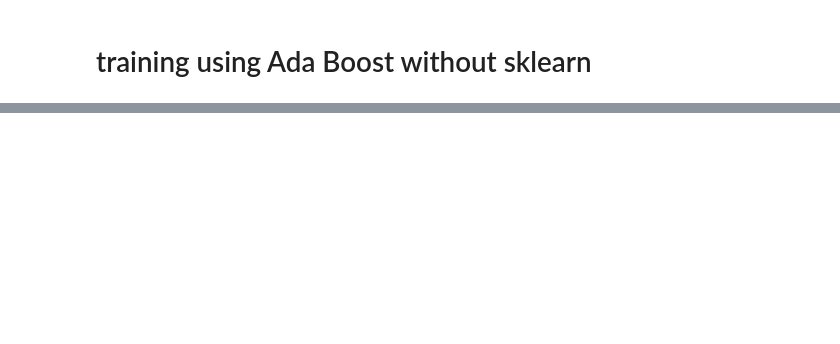
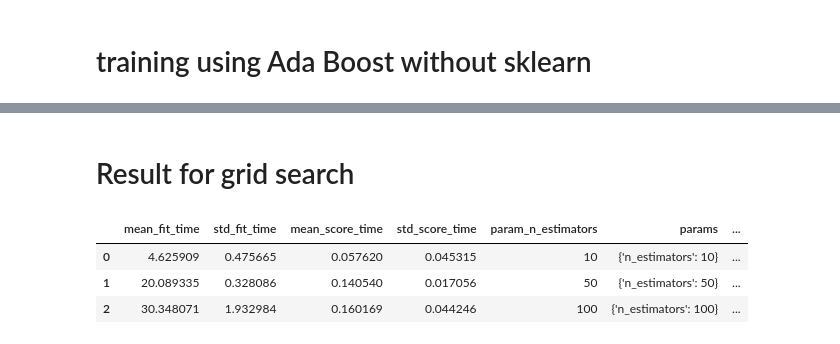
Before and after one commit to Alih111/M.L-smokers-dataset-, a Jupyter notebook: Ensembles.ipynb, the cells around one changed output, grey strips where cells are left out. Drawn from its saved outputs; the diff is of its cells as text; code cells hidden in the pictures; blank space fills up the shorter version.

```diff
--- a/Ensembles.ipynb
+++ b/Ensembles.ipynb
@@ -97,0 +224,10 @@ X_train, X_test, y_train, y_test = train_test_split(X, y, stratify=y, random_sta
+# %%
+from sklearn.model_selection import train_test_split
+
+X_train=train_data.drop(['smoking'],axis=1)
+Y_train=train_data['smoking']
+validation,test=train_test_split(test_data, test_size=0.5, random_state=42, stratify=test_data['smoking'])
+X_valid=validation.drop(['smoking'],axis=1)
+Y_valid=validation['smoking']
+X_test=test.drop(['smoking'],axis=1)
+Y_test=test['smoking']
@@ -97,0 +236,9 @@ X_train, X_test, y_train, y_test = train_test_split(X, y, stratify=y, random_sta
+# %%
+normalizer=StandardScaler()
+X_train=normalizer.fit_transform(X_train)
+X_test = normalizer.transform(X_test)
+X_valid=normalizer.transform(X_valid)
+X = np.vstack((X_train, X_test))
+print(X.shape)
+Y = np.concatenate((Y_train.values, Y_test.values))
+Y.shape
@@ -353,0 +532,19 @@ Accuracy : 0.6327924850555081
+# %%
+from sklearn.model_selection import GridSearchCV
+# from sklearn.tree import DecisionTreeClassifier
+result = GridSearchCV(
+        bagging,
+        {
+            # 'estimator': [DecisionTreeClassifier()],
+            'n_estimators': [10, 50, 100],
+            # 'max_samples': [0.3, 0.5, 0.8, 0.9],
+            # 'oob_score': [True, False],
+            # 'random_state': [0]
+        },
+    cv=5,
+    return_train_score=False,
+    n_jobs=-1
+)
+
+result.fit(X_valid,Y_valid)
+result.cv_results_
@@ -353,0 +569,10 @@ Accuracy : 0.6327924850555081
+# %% [markdown]
+# Result for grid search
+# %%
+df = pd.DataFrame(result.cv_results_)
+df
+# %% [output]
+|  | mean_fit_time | std_fit_time | mean_score_time | std_score_time | param_n_estimators | params | ... |
+| 0 | 4.625909 | 0.475665 | 0.057620 | 0.045315 | 10 | {'n_estimators': 10} | ... |
+| 1 | 20.089335 | 0.328086 | 0.140540 | 0.017056 | 50 | {'n_estimators': 50} | ... |
+| 2 | 30.348071 | 1.932984 | 0.160169 | 0.044246 | 100 | {'n_estimators': 100} | ... |
```
Also changed, not shown: parts of 70 cells of this notebook, 1 other file.
